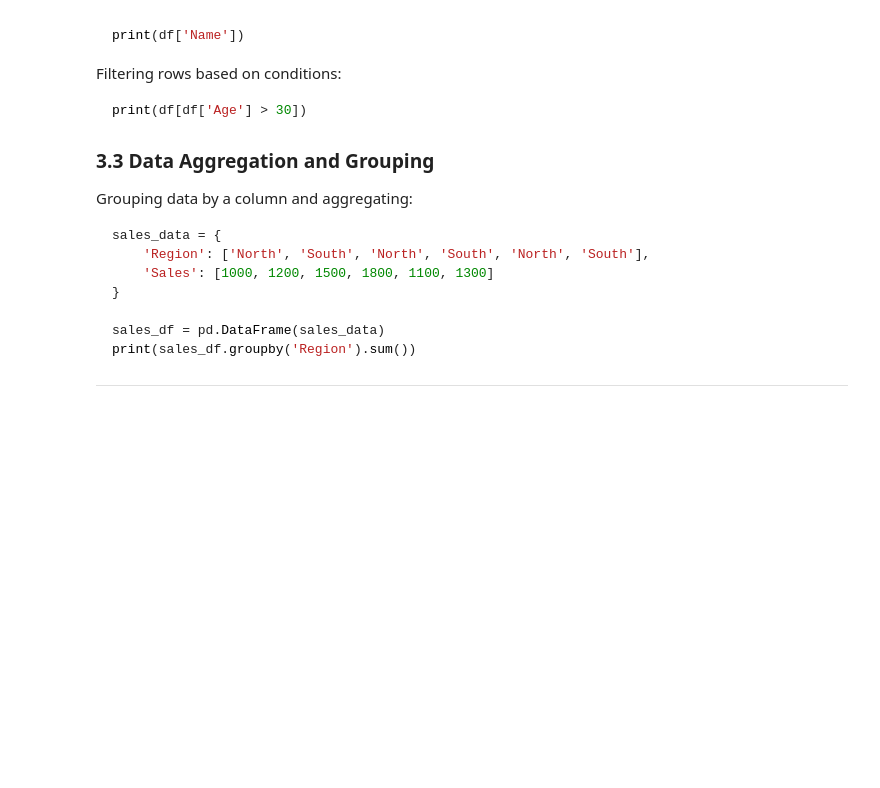
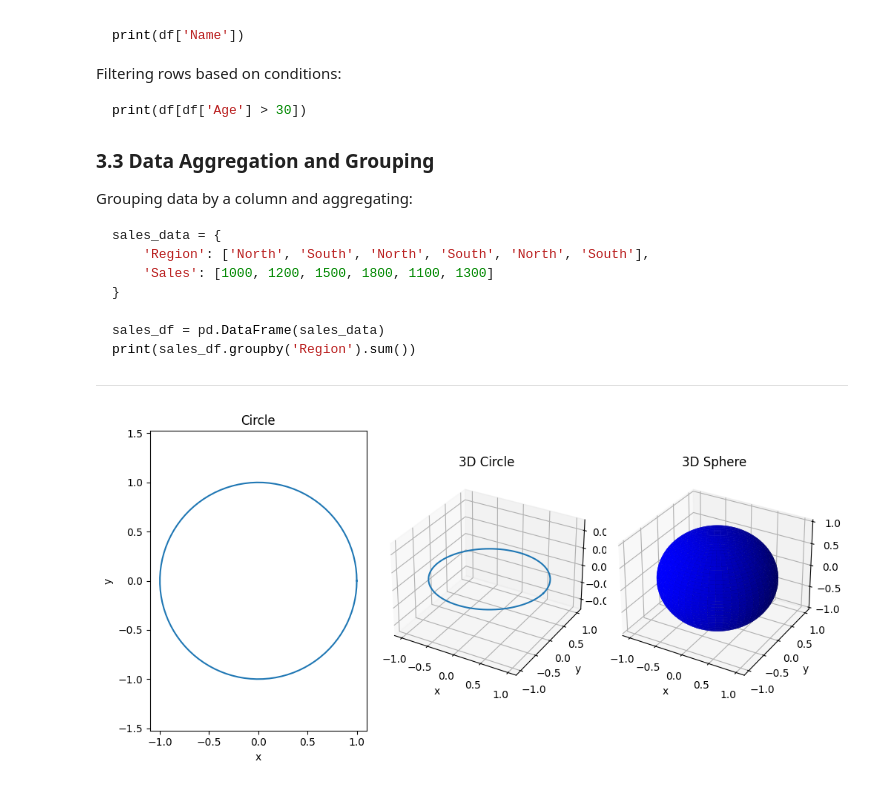
Before and after one commit to kwb425/class2023Fall, a Jupyter notebook: class2023Fall_0922.ipynb, the cells around one changed output. Drawn from its saved outputs; the diff is of its cells as text; code cells hidden in the pictures; blank space fills up the shorter version.

````diff
--- a/class2023Fall_0922.ipynb
+++ b/class2023Fall_0922.ipynb
@@ -158,3 +158,55 @@ print(sales_df.groupby('Region').sum())
 ```
 
 ---
+# %%
+import numpy as np
+import matplotlib.pyplot as plt
+from mpl_toolkits.mplot3d import Axes3D
+
+# Circle
+theta = np.linspace(0, 2 * np.pi, 100)
+x1 = np.cos(theta)
+y1 = np.sin(theta)
+
+# 3D Circle
+x2 = np.cos(theta)
+y2 = np.sin(theta)
+z2 = np.zeros_like(theta)
+
+# 3D Sphere
+u = np.linspace(0, 2 * np.pi, 100)
+v = np.linspace(0, np.pi, 100)
+x3 = np.outer(np.cos(u), np.sin(v))
+y3 = np.outer(np.sin(u), np.sin(v))
+z3 = np.outer(np.ones(np.size(u)), np.cos(v))
+
+fig = plt.figure(figsize=(10, 5))
+
+# Circle plot
+ax1 = fig.add_subplot(131)
+ax1.plot(x1, y1)
+ax1.set_title('Circle')
+ax1.set_xlabel('x')
+ax1.set_ylabel('y')
+ax1.axis('equal')
+
+# 3D Circle plot
+ax2 = fig.add_subplot(132, projection='3d')
+ax2.plot(x2, y2, z2)
+ax2.set_title('3D Circle')
+ax2.set_xlabel('x')
+ax2.set_ylabel('y')
+ax2.set_zlabel('z')
+
+# 3D Sphere plot
+ax3 = fig.add_subplot(133, projection='3d')
+ax3.plot_surface(x3, y3, z3, color='b')
+ax3.set_title('3D Sphere')
+ax3.set_xlabel('x')
+ax3.set_ylabel('y')
+ax3.set_zlabel('z')
+
+plt.tight_layout()
+plt.show()
+# %% [output]
+[figure, added]
````
